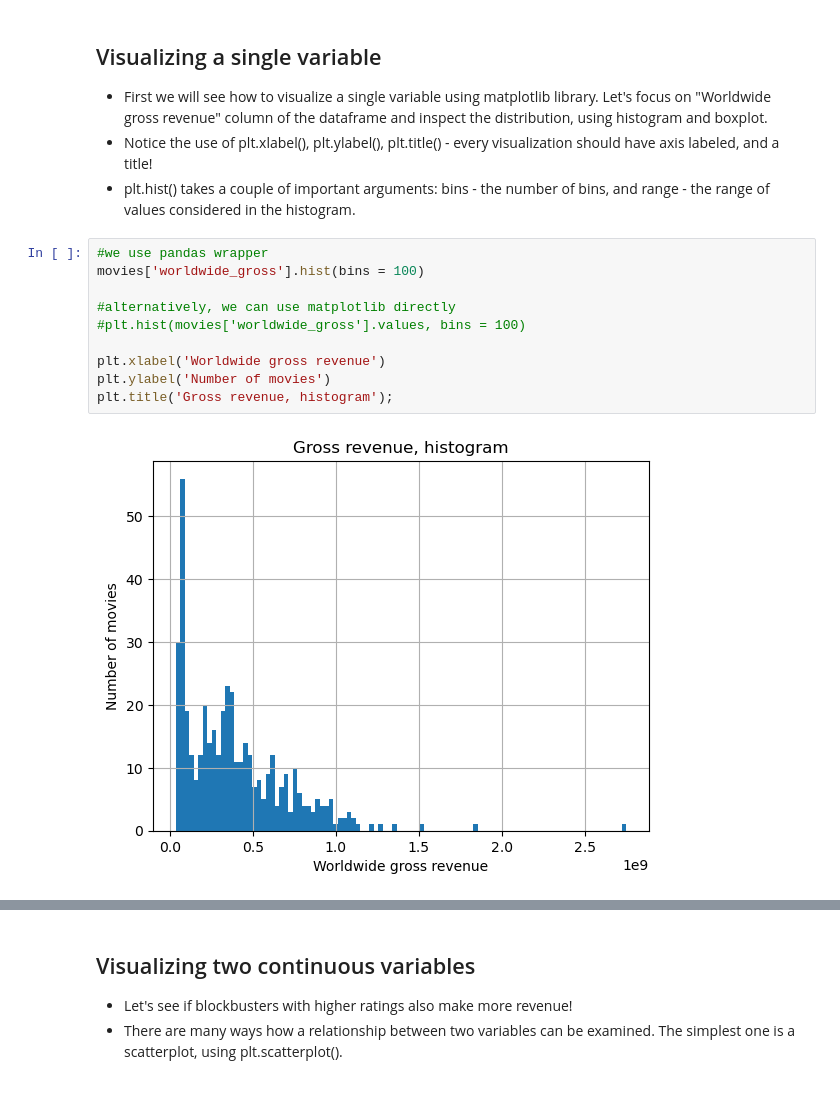
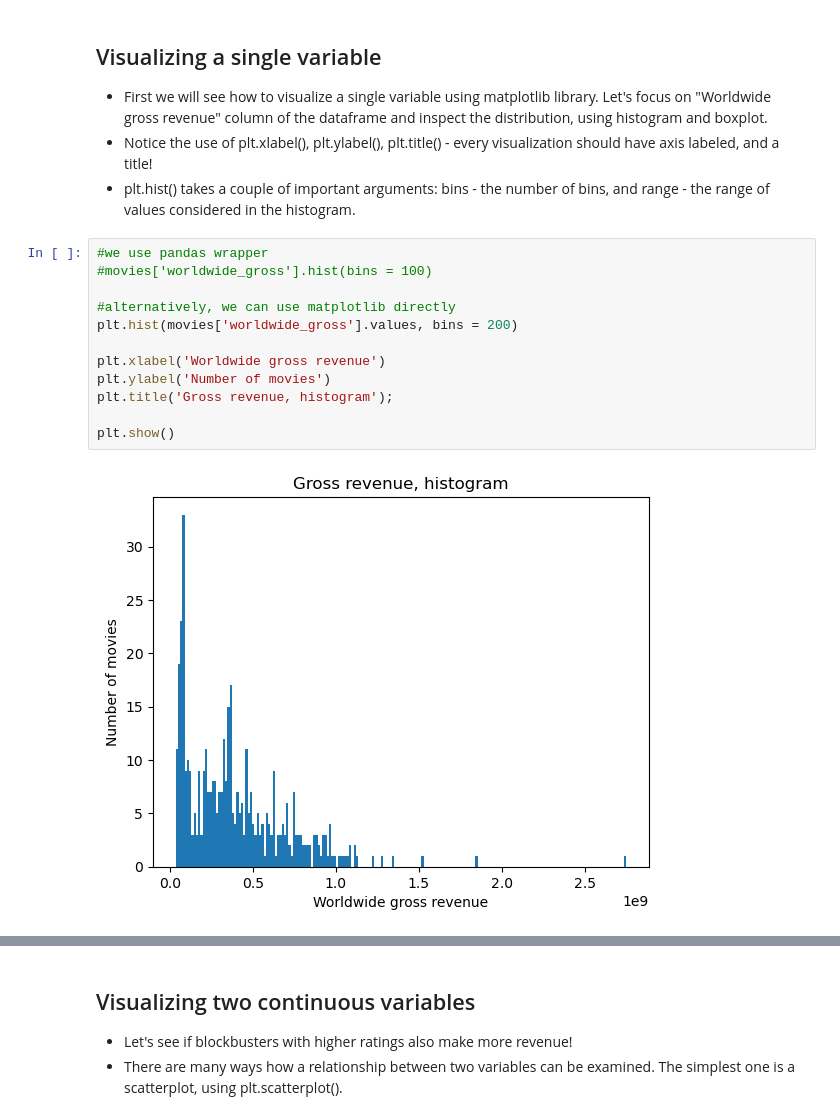
Before and after one commit to epfl-ada/2024, a Jupyter notebook: Exercises/02 - Data viz and data from the web/Becoming a DataVizard exercise.ipynb, the cells around one changed output, grey strips where cells are left out. Cells and saved outputs as stored; diff of their text form.

```diff
--- a/Exercises/02 - Data viz and data from the web/Becoming a DataVizard exercise.ipynb
+++ b/Exercises/02 - Data viz and data from the web/Becoming a DataVizard exercise.ipynb
@@ -77,16 +77,18 @@ We will use the blockbusters dataset. Summary of the features:
 - plt.hist() takes a couple of important arguments: bins - the number of bins, and range - the range of values considered in the histogram.
 # %%
 #we use pandas wrapper
-movies['worldwide_gross'].hist(bins = 100)
+#movies['worldwide_gross'].hist(bins = 100)
 
 #alternatively, we can use matplotlib directly
-#plt.hist(movies['worldwide_gross'].values, bins = 100)
+plt.hist(movies['worldwide_gross'].values, bins = 200)
 
 plt.xlabel('Worldwide gross revenue')
 plt.ylabel('Number of movies')
 plt.title('Gross revenue, histogram');
+
+plt.show()
 # %% [output]
-[figure, old version]
+[figure, new version]
 # %%
 plt.boxplot(movies['worldwide_gross'])
 plt.xticks([])
```
Also changed, not shown: parts of 57 cells of this notebook, 2 other files.
